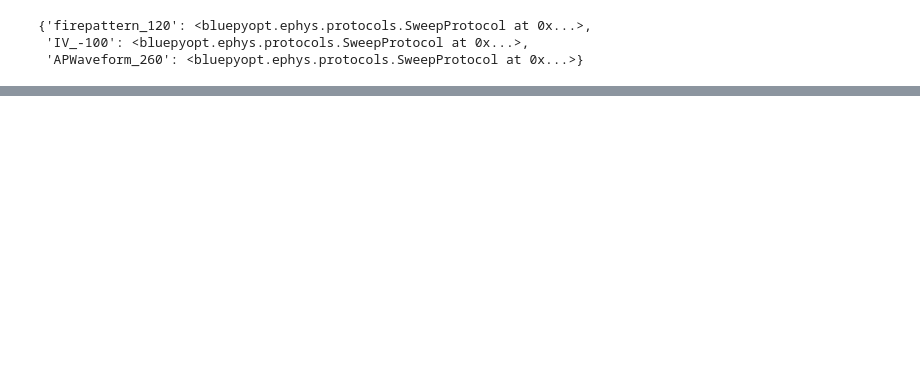
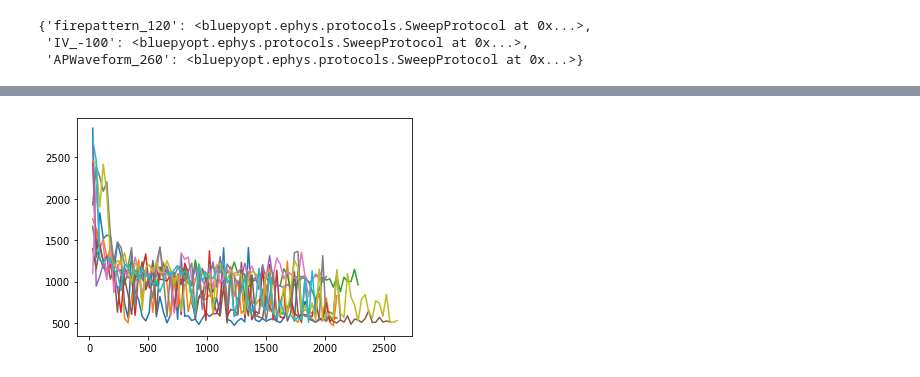
Before and after one commit to alejoe91/multimodalfitting, a Jupyter notebook: models/analyse_optimization_cultured.ipynb, the cells around one changed output, grey strips where cells are left out. Drawn from its saved outputs; the diff is of its cells as text; code cells hidden in the pictures; blank space fills up the shorter version.

```diff
--- a/models/analyse_optimization_cultured.ipynb
+++ b/models/analyse_optimization_cultured.ipynb
@@ -161,0 +192,9 @@ Scores:
+# %%
+import numpy
+from scipy.ndimage import gaussian_filter1d
+
+for run in runs:
+    plt.plot(numpy.cumsum(run['logbook'].select("nevals")), run["logbook"].select("min"))
+    #plt.plot(numpy.cumsum(run['logbook'].select("nevals")), gaussian_filter1d(run["logbook"].select("min"), 2))
+# %% [output]
+[figure, added]
```
Also changed, not shown: parts of 4 cells of this notebook, 9 other files.
